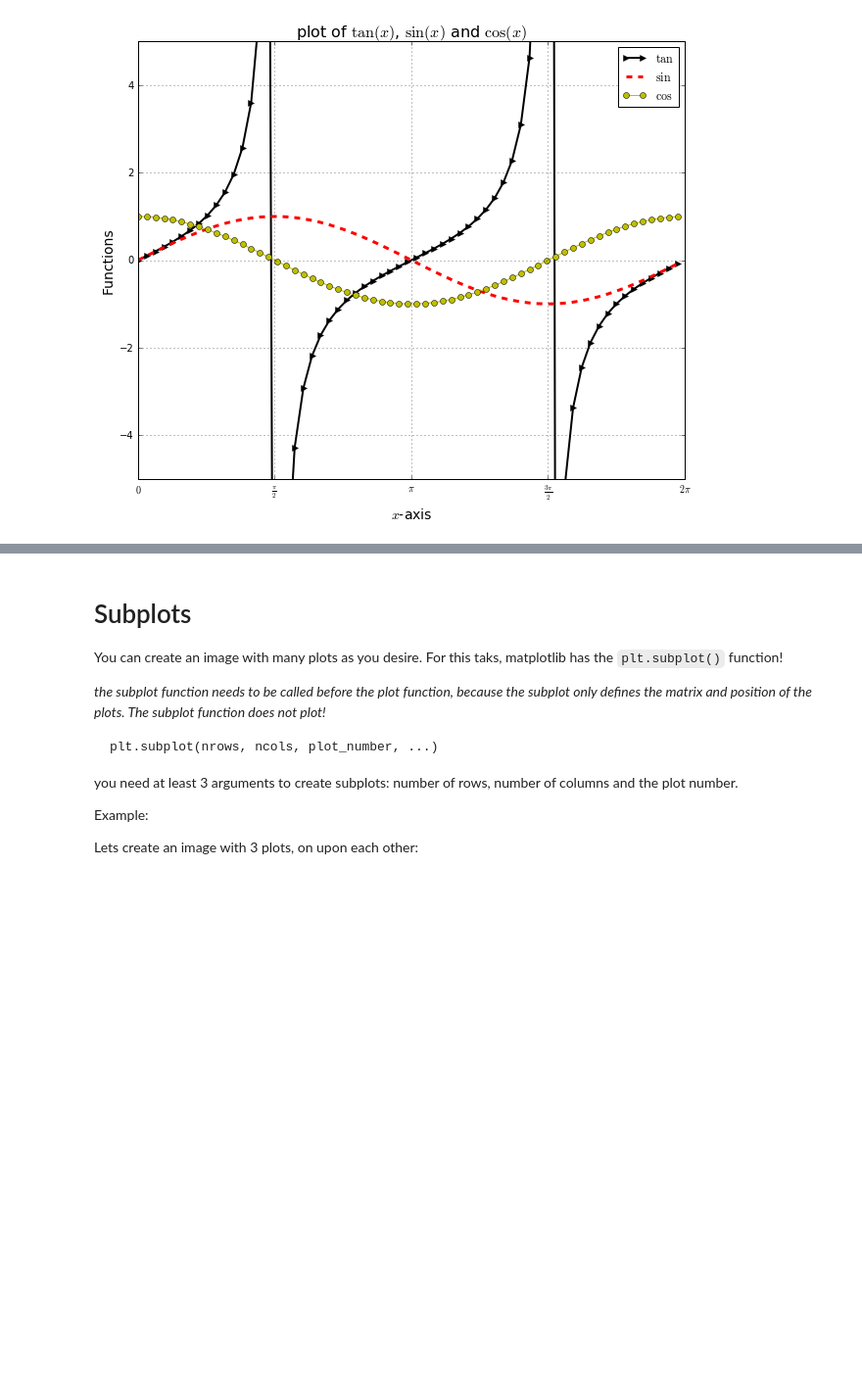
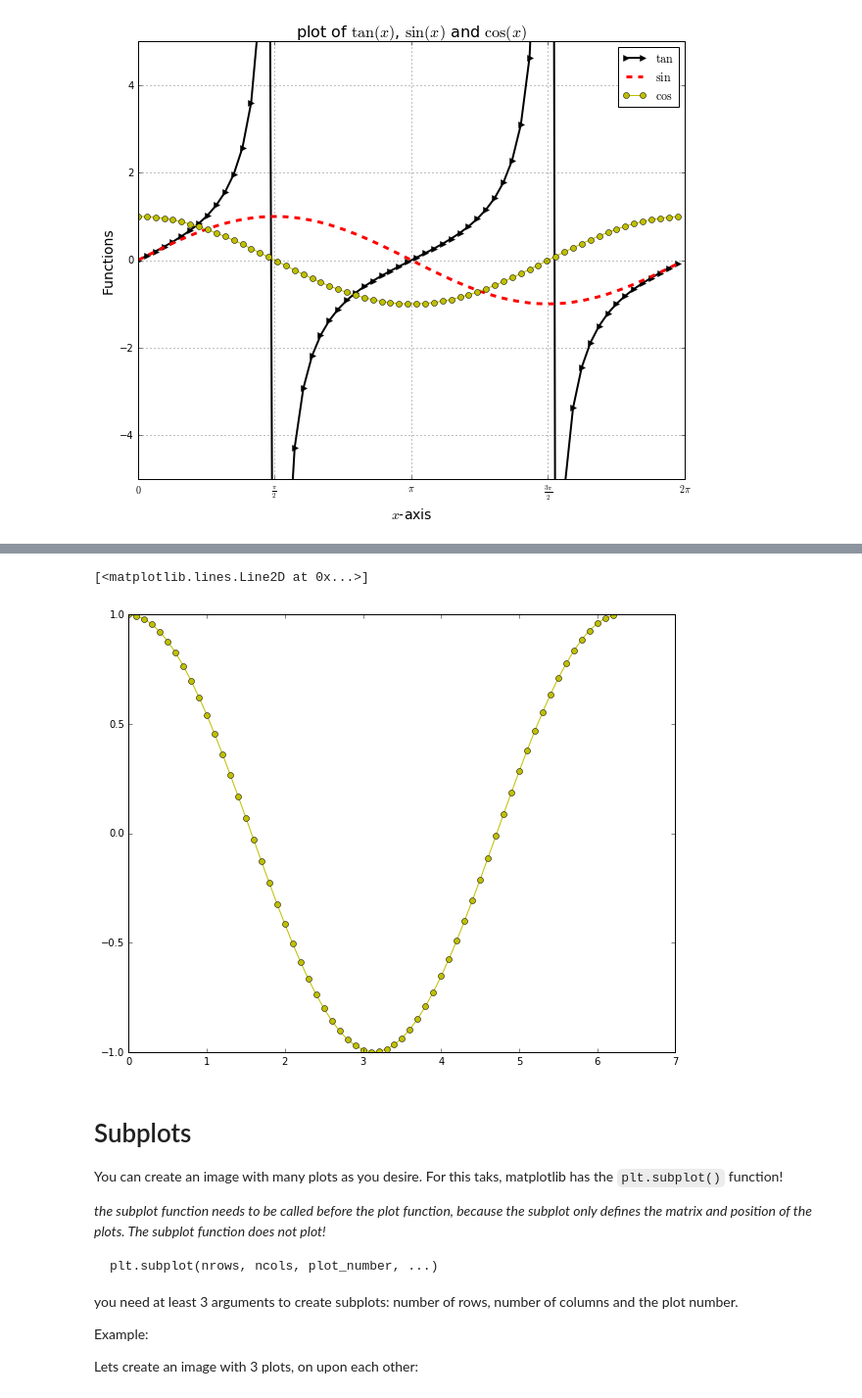
Before and after one commit to glauffer/g3_classes, a Jupyter notebook: plots_tutorial/Basic Matplotlib Tutorial.ipynb, the cells around one changed output, grey strips where cells are left out. Shown at 98% size. Saved outputs shown, nothing was run; the diff lists cells and outputs as text; code cells hidden in the pictures; blank space fills up the shorter version.

```diff
--- a/plots_tutorial/Basic Matplotlib Tutorial.ipynb
+++ b/plots_tutorial/Basic Matplotlib Tutorial.ipynb
@@ -362,3 +368,8 @@ plt.savefig('plot2.png', dpi=300)  # png format with high resolution
+# %%
+plt.plot(x, cos, marker='o', color='y', linestyle='-', lw=1, label=r'$\cos$')
+# %% [output]
+[<matplotlib.lines.Line2D at 0x...>]
+[figure, added]
 # %% [markdown]
 # Subplots
 
```
Also changed, not shown: parts of 1 cell of this notebook, 5 other files.
